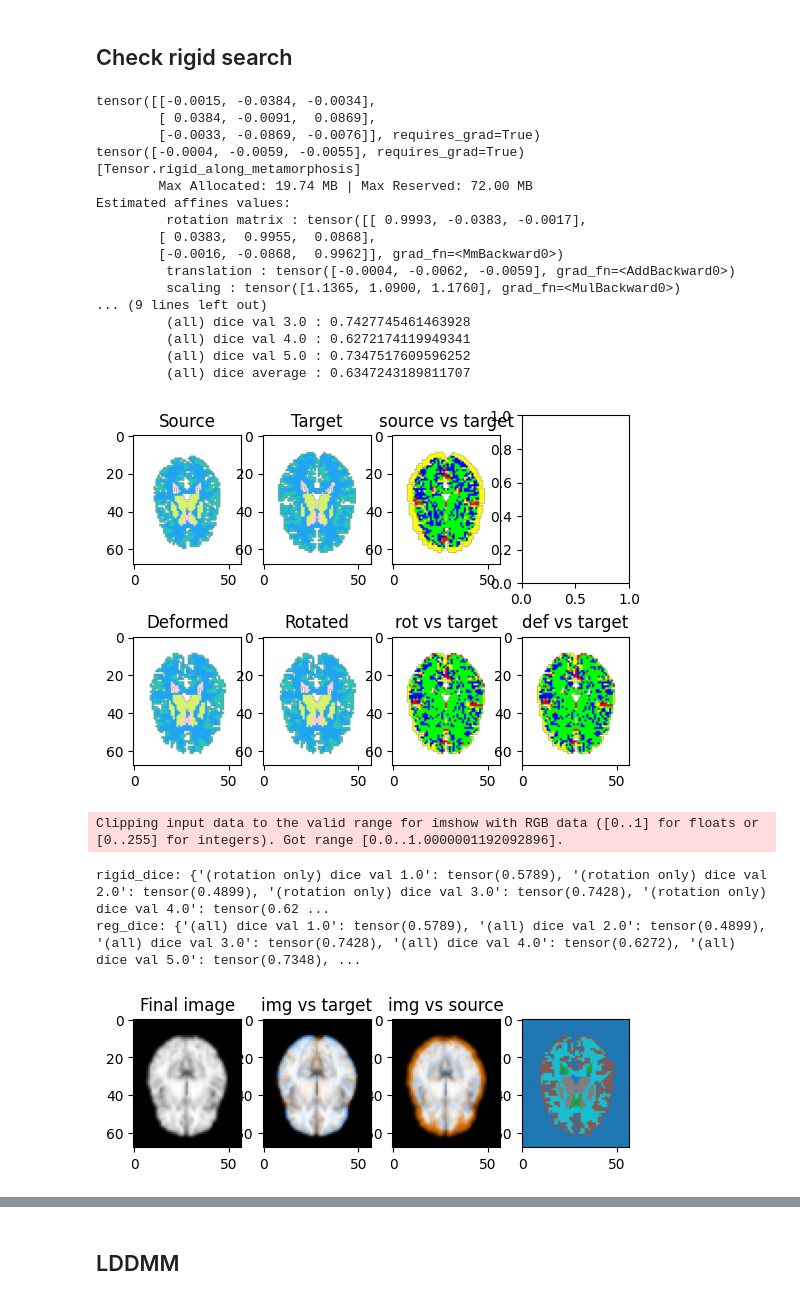
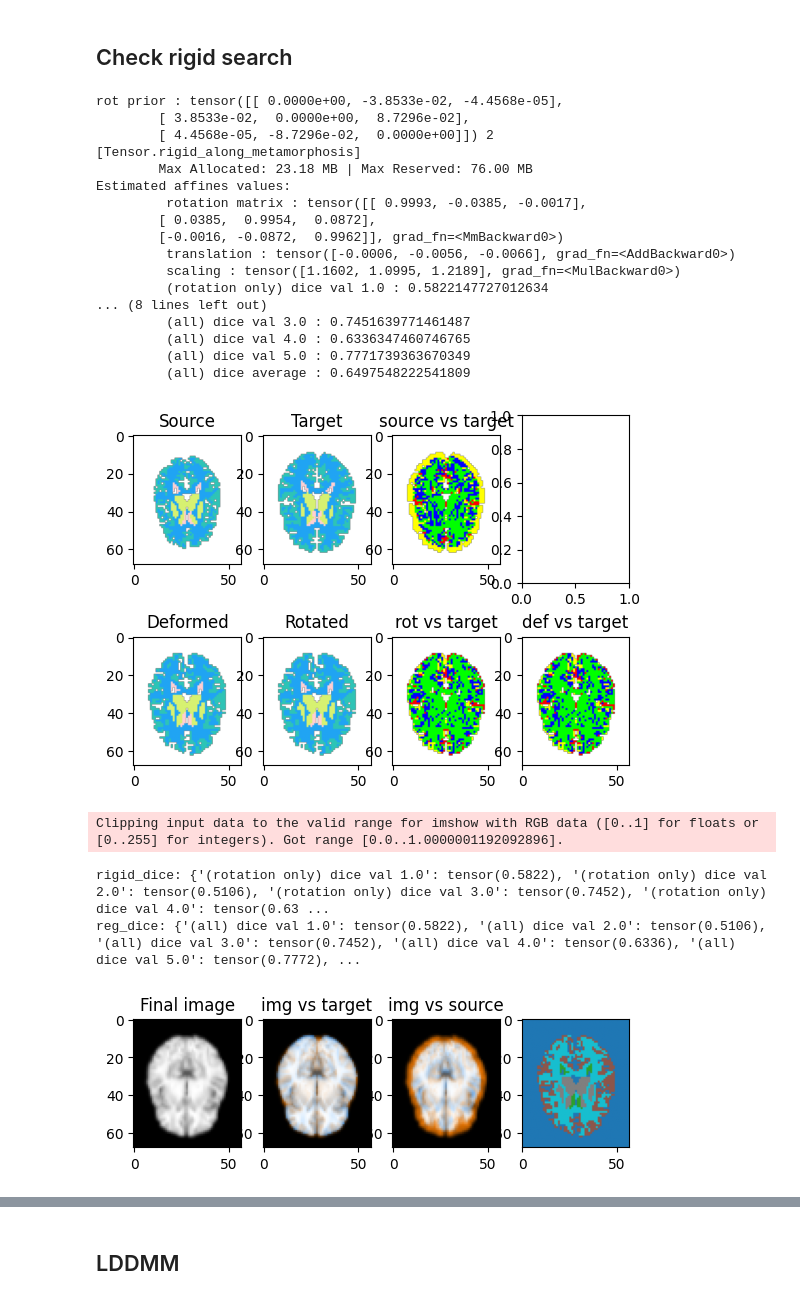
Before and after one commit to antonfrancois/Demeter_metamorphosis, a Jupyter notebook: examples/execute_ixi_template.ipynb, the cells around one changed output, grey strips where cells are left out. Saved outputs shown, nothing was run; the diff lists cells and outputs as text; code cells hidden in the pictures.

```diff
--- a/examples/execute_ixi_template.ipynb
+++ b/examples/execute_ixi_template.ipynb
@@ -228,7 +228,7 @@ diff :  tensor([ 0.0262, -0.0816, -0.3149])
  ' dice val 5.0': tensor(0.6049),
  ' dice average': tensor(0.4828)}
 # %%
-kernelOperator = rk.GaussianRKHS(sigma=(15,15,15),normalized=False)
+kernelOperator = rk.DummyKernel()
 datacost = mt.Rotation_Ssd_Cost(target_b.to('cuda:0'), alpha=1)
 # datacost = mt.Rotation_MutualInformation_Cost(target_b.to('cuda:0'), alpha=1)
 
@@ -269,4 +274,4 @@ Computation of initial_exploration done in  0:00:01s and 0.433cents  s
 # %%
-best_loss, best_momentum_R, best_momentum_T, best_momentum_S, best_rot = rg.optimize_on_rigid(mr, top_params, n_iter=10,verbose=True)
+best_loss, best_momenta, best_rot = rg.optimize_on_rigid(mr, top_params, n_iter=10,verbose=True)
 # %% [output]
 >>>>>>>>>>
@@ -298,17 +303,15 @@ best_momentum_S = torch. tensor([0.1278, 0.0856, 0.1622])
 momenta = mtrt.prepare_momenta(
     # mr.source.shape,
     source_b.shape,
-    image=False,
+    diffeo=False,
     rotation=True,
     translation=True,
     scaling=True,
-    rot_prior=best_momentum_R.detach().clone(),trans_prior=best_momentum_T.detach().clone(),# - trans_s + trans_t,
-    scale_prior=best_momentum_S.detach().clone(),
-    device= "cpu"
+    device= "cpu",
+    **best_momenta
 )
-print(momenta["momentum_R"])
-print(momenta["momentum_T"])
-kernelOperator = rk.GaussianRKHS(sigma=(10,10,10),normalized=False)
+# print(momenta["momentum_R"])
+# print(momenta["momentum_T"])
 datacost = mt.Rotation_Ssd_Cost(target_b.to('cuda:0'), alpha=.5)
 # datacost = mt.Rotation_Cost(target_b, mt.Mutual_Information, alpha=.5)
 mr = mt.rigid_along_metamorphosis(
@@ -362,52 +365,52 @@ ax[1].imshow(img_target, cmap="gray")
 ax[1].set_title("img vs target")
 ax[2].imshow(img_source, cmap="gray")
 ax[2].set_title("img vs source")
 ax[3].imshow(rotated_source_segs.detach()[0,0,  source.shape[-3]//2],
              cmap="tab10",
              # vmin=rotated_source.min(),
              # vmax=rotated_source.max()
              )
 
 img = rotated_source[0,0, :,:,mr.source.shape[-1]//2 -4].detach().cpu()
 img_target = tb.imCmp(rotated_source[:,:,  :,:,source.shape[-1]//2 -4].detach().cpu(), mr.target[:,:, :,:, source.shape[-1]//2 -4].detach().cpu(), "compose")[0]
 img_source = tb.imCmp(rotated_source[:,:, :,:, source.shape[-1]//2 -4].detach().cpu(), mr.source[:,:, :,:, source.shape[-1]//2 -4].detach().cpu(), "compose")[0]
 
 fig,ax = plt.subplots(1,4)
 ax[0].imshow(img, cmap="gray")
 ax[0].set_title("Final image")
 ax[1].imshow(img_target, cmap="gray")
 ax[1].set_title("img vs target")
 ax[2].imshow(img_source, cmap="gray")
 ax[2].set_title("img vs source")
 ax[3].imshow(rotated_source_segs.detach()[0,0,  source.shape[-3]//2],
              cmap="tab10",
              # vmin=rotated_source.min(),
              # vmax=rotated_source.max()
              )
 
 plt.show()
 # %% [output]
-tensor([[-0.0015, -0.0384, -0.0034],
-        [ 0.0384, -0.0091,  0.0869],
-        [-0.0033, -0.0869, -0.0076]], requires_grad=True)
-tensor([-0.0004, -0.0059, -0.0055], requires_grad=True)
+rot prior : tensor([[ 0.0000e+00, -3.8533e-02, -4.4568e-05],
+        [ 3.8533e-02,  0.0000e+00,  8.7296e-02],
+        [ 4.4568e-05, -8.7296e-02,  0.0000e+00]]) 2
 [Tensor.rigid_along_metamorphosis]
-        Max Allocated: 19.74 MB | Max Reserved: 72.00 MB
+        Max Allocated: 23.18 MB | Max Reserved: 76.00 MB
 Estimated affines values:
-         rotation matrix : tensor([[ 0.9993, -0.0383, -0.0017],
-        [ 0.0383,  0.9955,  0.0868],
-        [-0.0016, -0.0868,  0.9962]], grad_fn=<MmBackward0>)
-         translation : tensor([-0.0004, -0.0062, -0.0059], grad_fn=<AddBackward0>)
-         scaling : tensor([1.1365, 1.0900, 1.1760], grad_fn=<MulBackward0>)
-... (9 lines left out)
-         (all) dice val 3.0 : 0.7427745461463928
-         (all) dice val 4.0 : 0.6272174119949341
-         (all) dice val 5.0 : 0.7347517609596252
-         (all) dice average : 0.6347243189811707
+         rotation matrix : tensor([[ 0.9993, -0.0385, -0.0017],
+        [ 0.0385,  0.9954,  0.0872],
+        [-0.0016, -0.0872,  0.9962]], grad_fn=<MmBackward0>)
+         translation : tensor([-0.0006, -0.0056, -0.0066], grad_fn=<AddBackward0>)
+         scaling : tensor([1.1602, 1.0995, 1.2189], grad_fn=<MulBackward0>)
+         (rotation only) dice val 1.0 : 0.5822147727012634
+... (8 lines left out)
+         (all) dice val 3.0 : 0.7451639771461487
+         (all) dice val 4.0 : 0.6336347460746765
+         (all) dice val 5.0 : 0.7771739363670349
+         (all) dice average : 0.6497548222541809
-[figure, old version]
+[figure, new version]
 Clipping input data to the valid range for imshow with RGB data ([0..1] for floats or [0..255] for integers). Got range [0.0..1.0000001192092896].
-rigid_dice: {'(rotation only) dice val 1.0': tensor(0.5789), '(rotation only) dice val 2.0': tensor(0.4899), '(rotation only) dice val 3.0': tensor(0.7428), '(rotation only) dice val 4.0': tensor(0.62 ...
-reg_dice: {'(all) dice val 1.0': tensor(0.5789), '(all) dice val 2.0': tensor(0.4899), '(all) dice val 3.0': tensor(0.7428), '(all) dice val 4.0': tensor(0.6272), '(all) dice val 5.0': tensor(0.7348), ...
+rigid_dice: {'(rotation only) dice val 1.0': tensor(0.5822), '(rotation only) dice val 2.0': tensor(0.5106), '(rotation only) dice val 3.0': tensor(0.7452), '(rotation only) dice val 4.0': tensor(0.63 ...
+reg_dice: {'(all) dice val 1.0': tensor(0.5822), '(all) dice val 2.0': tensor(0.5106), '(all) dice val 3.0': tensor(0.7452), '(all) dice val 4.0': tensor(0.6336), '(all) dice val 5.0': tensor(0.7772), ...
 [figure]
 [figure]
 # %% [markdown]
```
Also changed, not shown: parts of 4 cells of this notebook, 2 other files.
